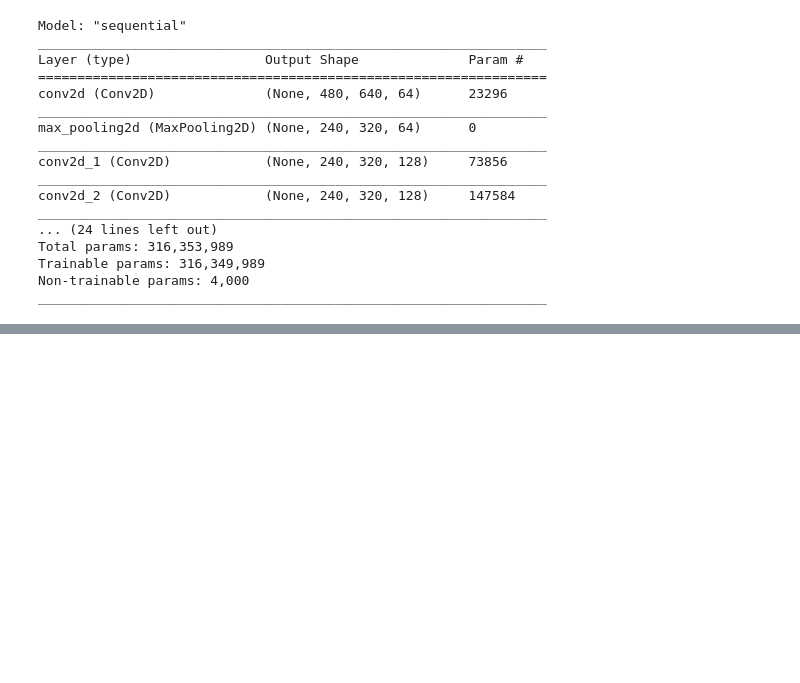
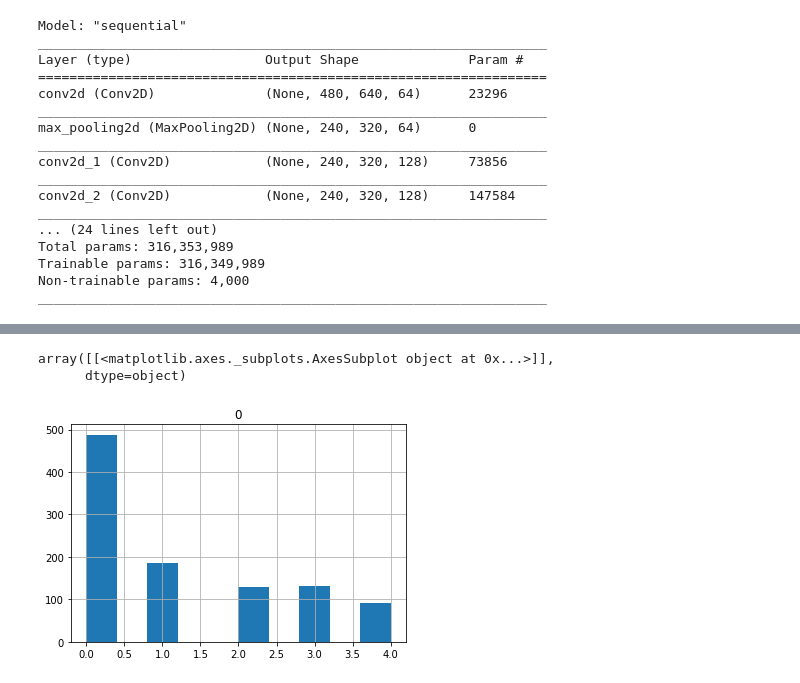
Before and after one commit to adamcwatts/ECE-524-Neural_Networks, a Jupyter notebook: Competition_Project/CNN_Notebook.ipynb, the cells around one changed output, grey strips where cells are left out. Drawn from its saved outputs; the diff is of its cells as text; code cells hidden in the pictures; blank space fills up the shorter version.

```diff
--- a/Competition_Project/CNN_Notebook.ipynb
+++ b/Competition_Project/CNN_Notebook.ipynb
@@ -197,0 +236,12 @@ tf.keras.backend.clear_session()
+# %%
+def vectorize(j):
+    e = np.zeros((5))
+    e[j] = 1.0
+    return e
+# %%
+results = np.zeros((test_results.shape))
+for i in range(x.shape[0]):
+    results[i,:] = vectorize(x[i])
+
+model_history_df = pd.DataFrame.from_dict(history.history)
+model_history_df.to_csv('model_history_color_hist_50drop'+ '.csv')
@@ -197,0 +277,10 @@ tf.keras.backend.clear_session()
+# %%
+df = pd.DataFrame(results, columns=None, index=None)
+df.to_csv('test_results_hot_encode' +'color_hist_50drop'+ '.csv', header=None, index=None)
+
+ydf = pd.DataFrame(Y_train_all)
+ydf.hist(bins=10)
+# %% [output]
+array([[<matplotlib.axes._subplots.AxesSubplot object at 0x...>]],
+      dtype=object)
+[figure, added]
```
Also changed, not shown: parts of 13 cells of this notebook.
